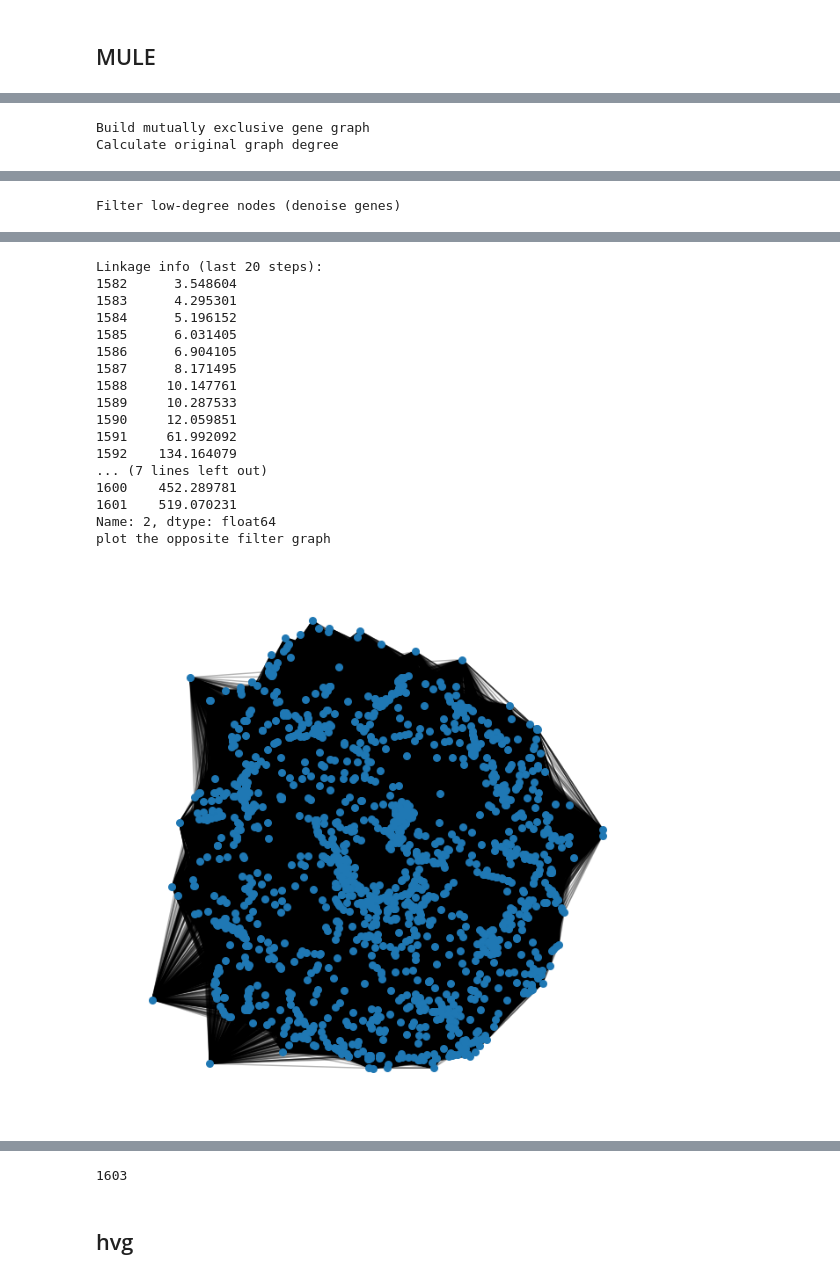
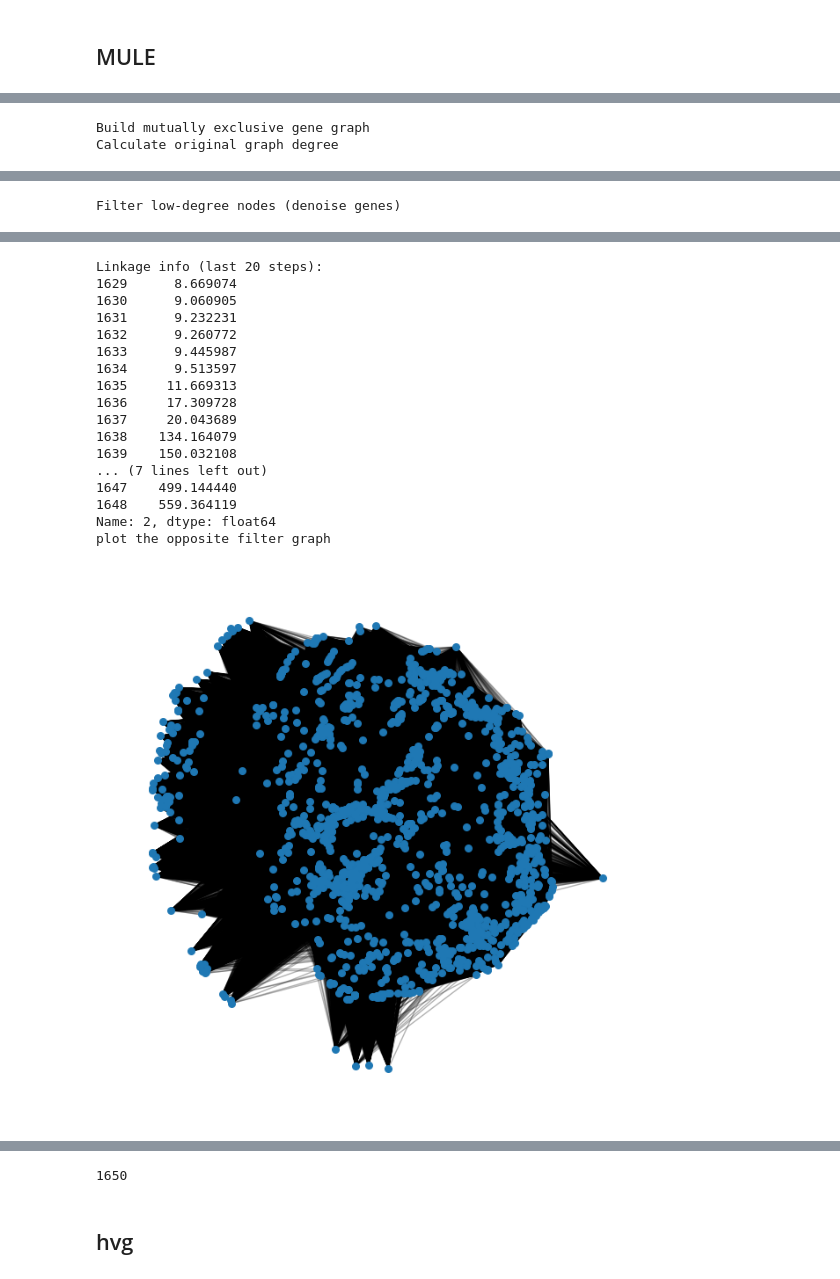
Before and after one commit to YourongZhou/sc_simulator, a Jupyter notebook: figure_3a/Fig_3a copy.ipynb, the cells around one changed output, grey strips where cells are left out. Drawn from its saved outputs; the diff is of its cells as text; code cells hidden in the pictures.

```diff
--- a/figure_3a/Fig_3a copy.ipynb
+++ b/figure_3a/Fig_3a copy.ipynb
@@ -377,7 +377,7 @@ def mule_process(adata, opposite_graph_threshold = 0.8, subgraph_threshold=3, me
 
     return adata
 # %%
-adata_mule = mule_process(adata, opposite_graph_threshold = 0.8, subgraph_threshold=600, merge_threshold=50)
+adata_mule = mule_process(adata, opposite_graph_threshold = 0.8, subgraph_threshold=400, merge_threshold=10)
 
 CME_score_df = adata_mule.uns['mule']['opposite score']
 
@@ -405,18 +405,18 @@ Filter low-degree nodes (denoise genes)
 Linkage info (last 20 steps):
-1582      3.548604
-1583      4.295301
-1584      5.196152
-1585      6.031405
-1586      6.904105
-1587      8.171495
-1588     10.147761
-1589     10.287533
-1590     12.059851
-1591     61.992092
-1592    134.164079
+1629      8.669074
+1630      9.060905
+1631      9.232231
+1632      9.260772
+1633      9.445987
+1634      9.513597
+1635     11.669313
+1636     17.309728
+1637     20.043689
+1638    134.164079
+1639    150.032108
 ... (7 lines left out)
-1600    452.289781
-1601    519.070231
+1647    499.144440
+1648    559.364119
 Name: 2, dtype: float64
 plot the opposite filter graph
-[figure, old version]
+[figure, new version]
@@ -442,7 +445,7 @@ scPurity: 0.9572426883934178 p_value: 1.0
 # %%
 len(mule_result['genes'])
 # %% [output]
-1603
+1650
 # %% [markdown]
 ## hvg
 # %%
```
Also changed, not shown: parts of 12 cells of this notebook, 1 other file.
